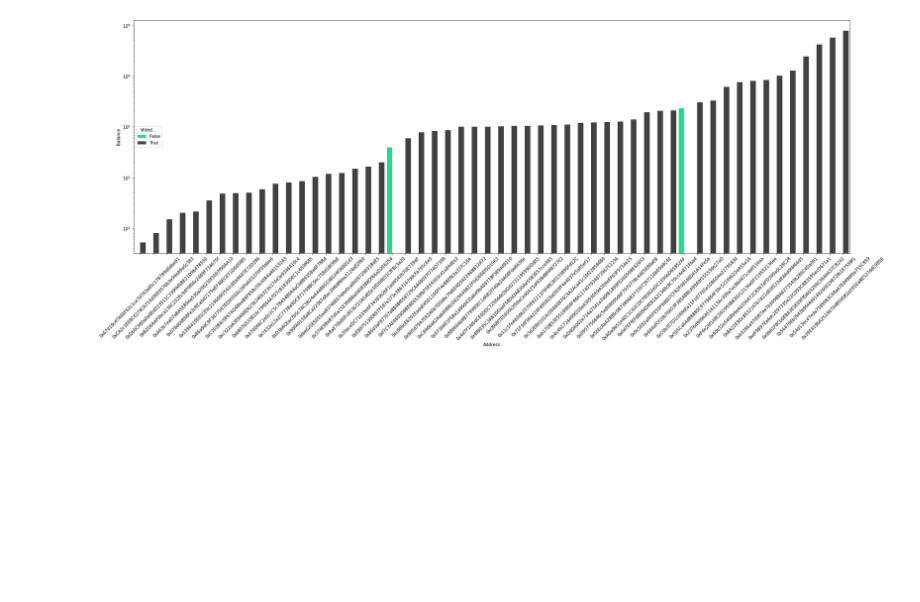
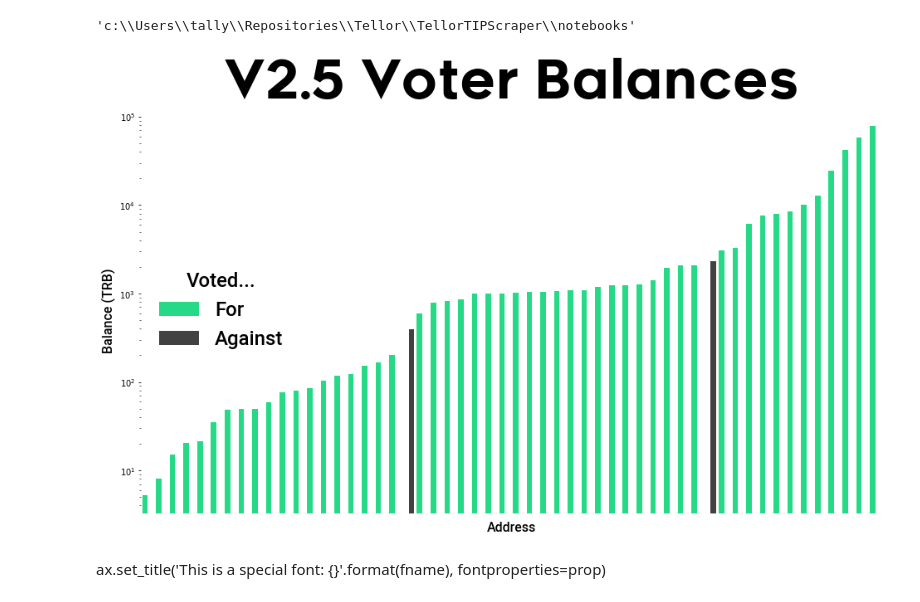
Before and after one commit to tallywiesenberg/TellorTIPScraper, a Jupyter notebook: notebooks/TellorVotesPlots.ipynb, the cells around one changed output. Drawn from its saved outputs; the diff is of its cells as text; code cells hidden in the pictures; blank space fills up the shorter version.

```diff
--- a/notebooks/TellorVotesPlots.ipynb
+++ b/notebooks/TellorVotesPlots.ipynb
@@ -5,4 +6,5 @@ import matplotlib.pyplot as plt
 # %%
 df = pd.read_csv('../votes.csv')
+df['Vote'] = df['Vote'].replace({True: 'For', False: 'Against'})
 df.head()
 # %% [output]
@@ -10,15 +17,32 @@ FileNotFoundError: [Errno 2] No such file or directory: 'votes.csv'
 # %%
 tellor_colors = ['#08F788', '#414141']
-pallete = sns.color_palette(palette=palette, n_colors=2, desat=True)
+pallete = sns.color_palette(palette=tellor_colors, n_colors=2, desat=True)
 sns.set_palette(pallete)
-# %%
-fig, ax = plt.subplots(figsize=(30, 10))
-
-ax = sns.barplot(data=df, x='Address', y='Balance', hue='Vote')
-ax.set_xticklabels(ax.get_xticklabels(), rotation=45)
-ax.legend(title='Voted...', loc='center left')
-ax.set_yscale("log")
-
-#Make legend bigger
-# %% [output]
-[figure, removed]
+# %%
+import os
+os.getcwd()
+# %% [output]
+'c:\\Users\\tally\\Repositories\\Tellor\\TellorTIPScraper\\notebooks'
+# %%
+fig, ax = plt.subplots(figsize=(16, 9), frameon=False)
+
+font_path = os.path.join("../extras", "Renogare.ttf")
+font_main = fm.FontProperties(fname=font_path, size=64)
+font_path = os.path.join("../extras", "Roboto-Medium.ttf")
+font_body = fm.FontProperties(fname=font_path, size=24)
+fname = os.path.split(font_path)[1]
+ax = sns.barplot(data=df, x='Address', y='Balance', hue='Vote')
+ax.set_xticklabels([])
+ax.set_xticks([])
+ax.set_yticks([])
+ax.set_xlabel('Address', fontproperties=font_body, fontsize=16, labelpad=10)
+ax.set_ylabel('Balance (TRB)', fontproperties=font_body, fontsize=16)
+ax.legend(title='Voted...', loc='center left', fontsize=20, title_fontsize=24, frameon=False, prop=font_body).set_title(title='Voted...', prop=font_body)
+ax.set_yscale("log")
+
+ax.set_title('V2.5 Voter Balances', fontproperties=font_main)
+# ax.title.set_fontsize(48)
+for panel in ['top', 'bottom', 'left', 'right']:
+    ax.spines[panel].set_visible(False)
+# %% [output]
+[figure, added]
@@ -24,0 +51,2 @@ ax.set_yscale("log")
+# %% [markdown]
+ax.set_title('This is a special font: {}'.format(fname), fontproperties=prop)
```
Also changed, not shown: parts of 3 cells of this notebook, 4 other files.
